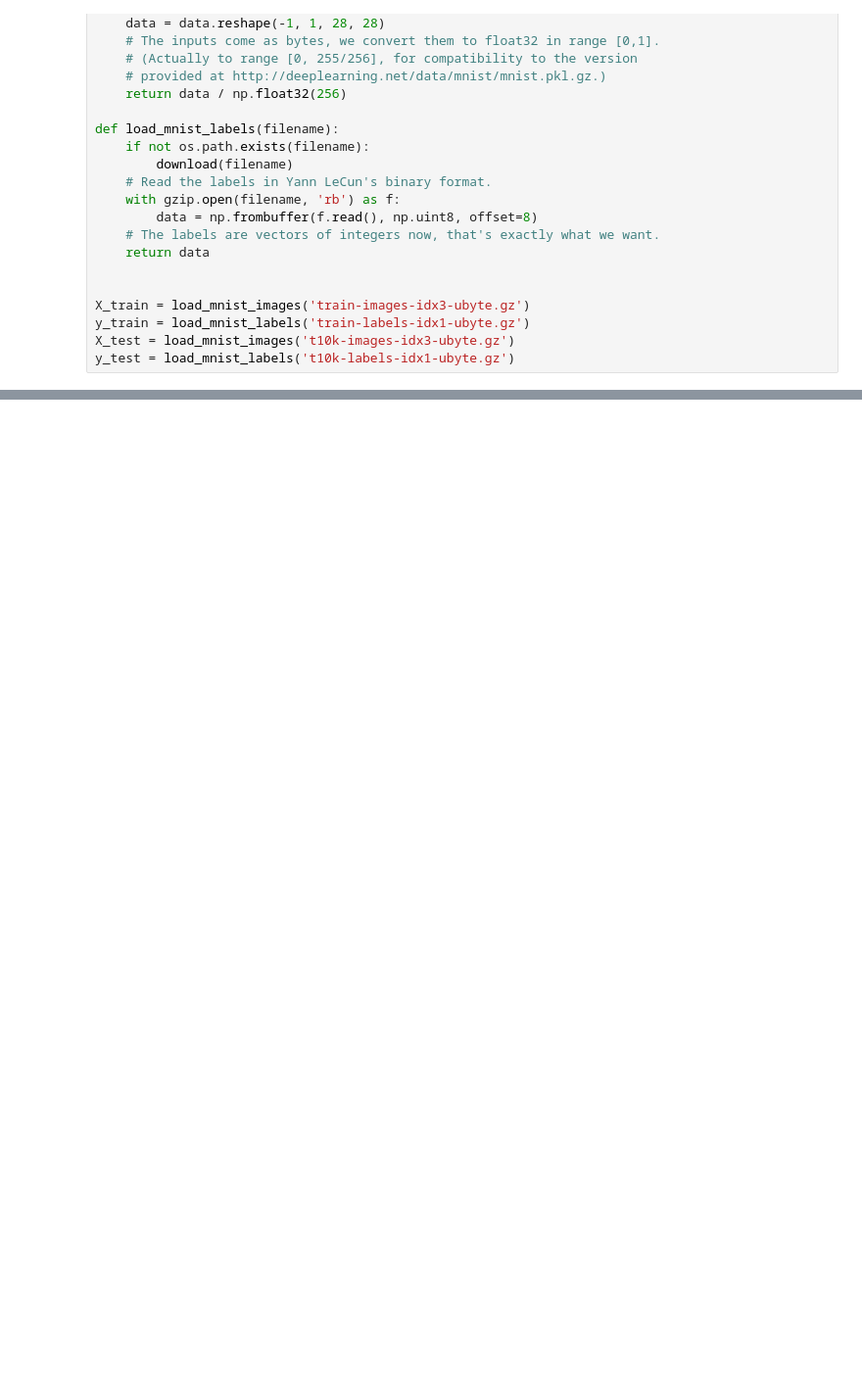
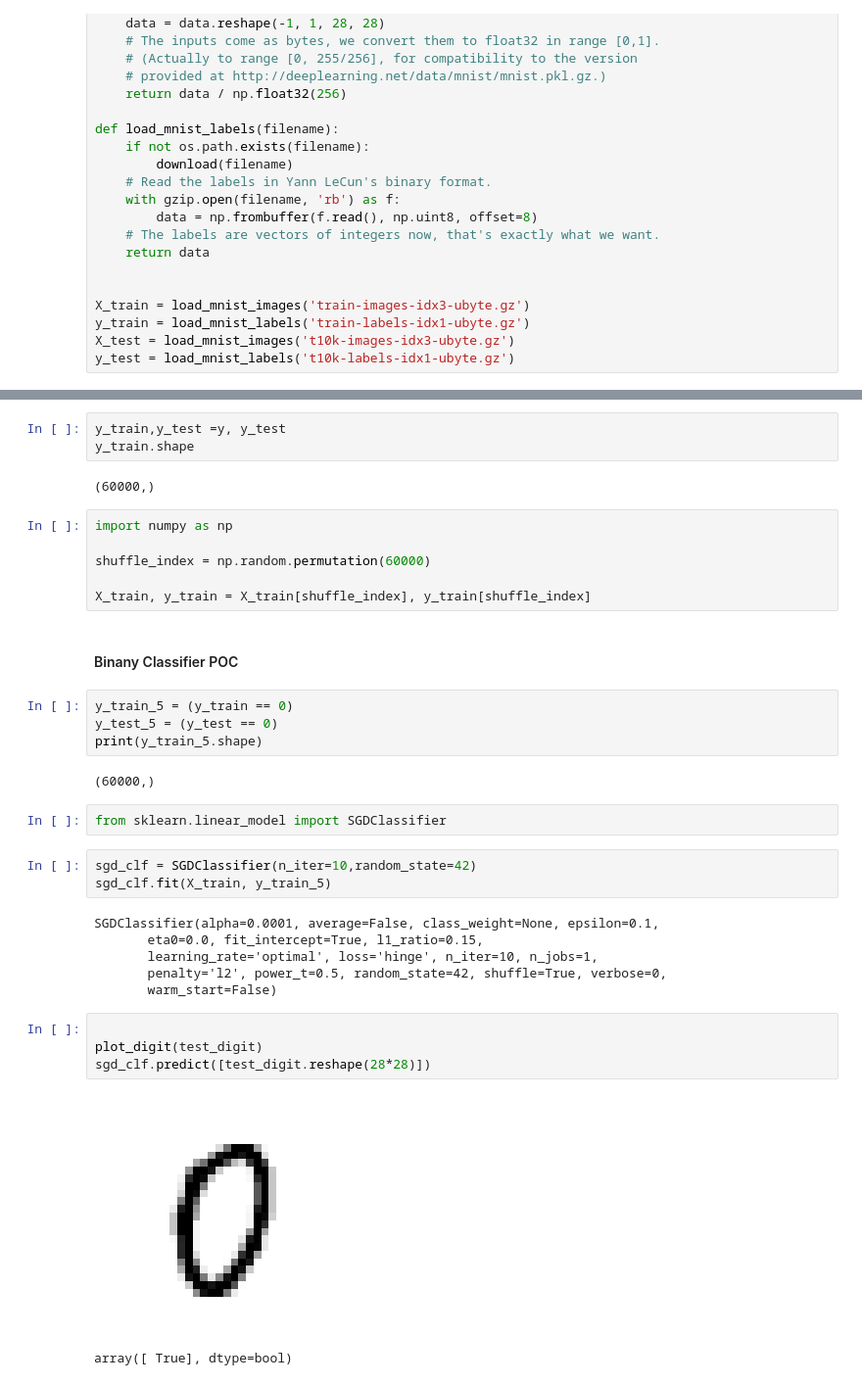
Before and after one commit to Joby2Code/MachineLearning_Fundamentals, a Jupyter notebook: Neural Network/Neural_Networks.ipynb, the cells around one changed output, grey strips where cells are left out. Shown: that part at 98% size. Cells and saved outputs as stored; diff of their text form; blank space fills up the shorter version.

Commit message:
implementing sgd classifier

```diff
--- a/Neural Network/Neural_Networks.ipynb
+++ b/Neural Network/Neural_Networks.ipynb
@@ -55,0 +166,37 @@ print(X_train.shape,X_test.shape)
+# %%
+y_train,y_test =y, y_test
+y_train.shape
+# %% [output]
+(60000,)
+# %%
+import numpy as np
+
+shuffle_index = np.random.permutation(60000)
+
+X_train, y_train = X_train[shuffle_index], y_train[shuffle_index]
+# %% [markdown]
+<h4>Binany Classifier POC </h4>
+# %%
+y_train_5 = (y_train == 0)
+y_test_5 = (y_test == 0)
+print(y_train_5.shape)
+# %% [output]
+(60000,)
+# %%
+from sklearn.linear_model import SGDClassifier
+# %%
+sgd_clf = SGDClassifier(n_iter=10,random_state=42)
+sgd_clf.fit(X_train, y_train_5)
+# %% [output]
+SGDClassifier(alpha=0.0001, average=False, class_weight=None, epsilon=0.1,
+       eta0=0.0, fit_intercept=True, l1_ratio=0.15,
+       learning_rate='optimal', loss='hinge', n_iter=10, n_jobs=1,
+       penalty='l2', power_t=0.5, random_state=42, shuffle=True, verbose=0,
+       warm_start=False)
+# %%
+
+plot_digit(test_digit)
+sgd_clf.predict([test_digit.reshape(28*28)])
+# %% [output]
+[figure, added]
+array([ True], dtype=bool)
```
Also changed, not shown: parts of 21 cells of this notebook, 3 other files.
